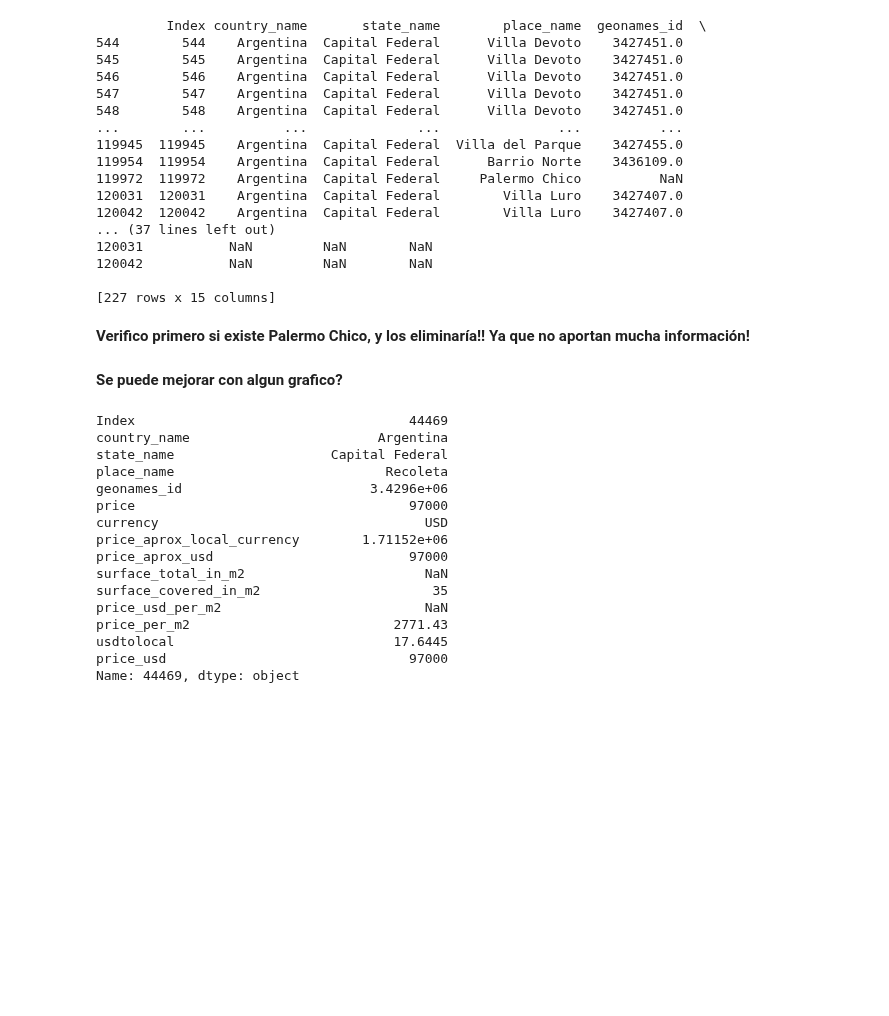
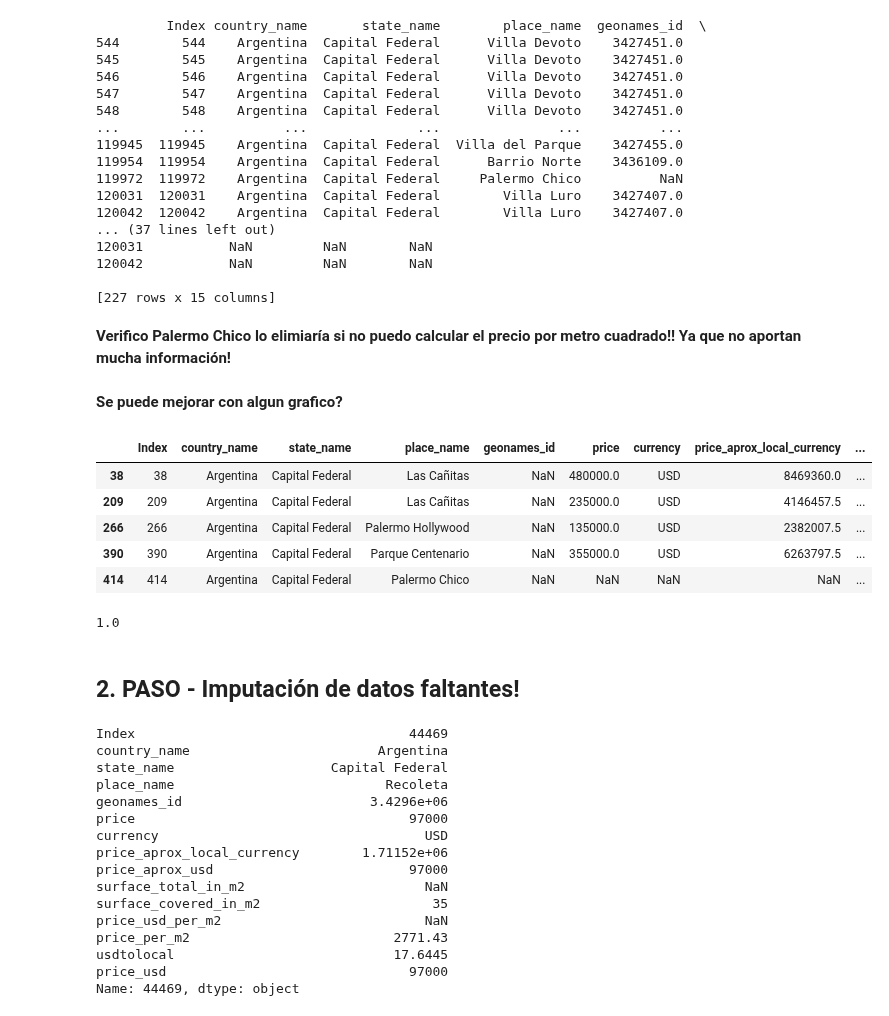
Before and after one commit to nachommm/desafio1, a Jupyter notebook: Precios.v2.ipynb, the cells around one changed output. Cells and saved outputs as stored; diff of their text form; code cells hidden in the pictures; blank space fills up the shorter version.

Commit message:
Mejoras Precios.v2

```diff
--- a/Precios.v2.ipynb
+++ b/Precios.v2.ipynb
@@ -346,9 +355,36 @@ print(precios_caba.loc[precios_caba_mas10_mask, :])
 
 [227 rows x 15 columns]
 # %% [markdown]
-<strong>Verifico primero si existe Palermo Chico, y los eliminaría!! Ya que no aportan mucha información!</strong>
+<strong>Verifico Palermo Chico lo elimiaría si no puedo calcular el precio por metro cuadrado!! Ya que no aportan mucha información!</strong>
 # %% [markdown]
 <strong>Se puede mejorar con algun grafico?<strong>
+# %%
+precios_caba_geo_mask = precios_caba.geonames_id.isnull()
+
+precios_caba_geo = precios_caba.loc[precios_caba_geo_mask, :]
+
+precios_caba_geo.head()
+
+# Parece que se puede completar sin problemas, aunque no veo el sentido.
+# %% [output]
+|  | Index | country_name | state_name | place_name | geonames_id | price | currency | price_aprox_local_currency | ... |
+| 38 | 38 | Argentina | Capital Federal | Las Cañitas | NaN | 480000.0 | USD | 8469360.0 | ... |
+| 209 | 209 | Argentina | Capital Federal | Las Cañitas | NaN | 235000.0 | USD | 4146457.5 | ... |
+| 266 | 266 | Argentina | Capital Federal | Palermo Hollywood | NaN | 135000.0 | USD | 2382007.5 | ... |
+| 390 | 390 | Argentina | Capital Federal | Parque Centenario | NaN | 355000.0 | USD | 6263797.5 | ... |
+| 414 | 414 | Argentina | Capital Federal | Palermo Chico | NaN | NaN | NaN | NaN | ... |
+# %%
+precios_caba_place_mask = precios_caba.place_name == 'Las Cañitas'
+precios_caba_las_cañitas = precios_caba.loc[precios_caba_place_mask, :]
+
+precios_caba_las_cañitas.geonames_id.isnull().sum() / precios_caba_las_cañitas.shape[0]
+
+# Lo que me dice que esta locación no tiene geonames_id !! revisar si se puede analizar automaticamente para el resto.
+# Las Cañitas es la denominación informal y no oficial de un sector de unas 20 manzanas dentro del barrio de Palermo en la Ciudad Autónoma de Buenos Aires.
+# %% [output]
+1.0
+# %% [markdown]
+<h2>2. PASO - Imputación de datos faltantes!</h2>
 # %%
 # Analicemos este unico registro.
 precios_caba.loc[44469]
```
Also changed, not shown: parts of 6 cells of this notebook, 1 other file.
